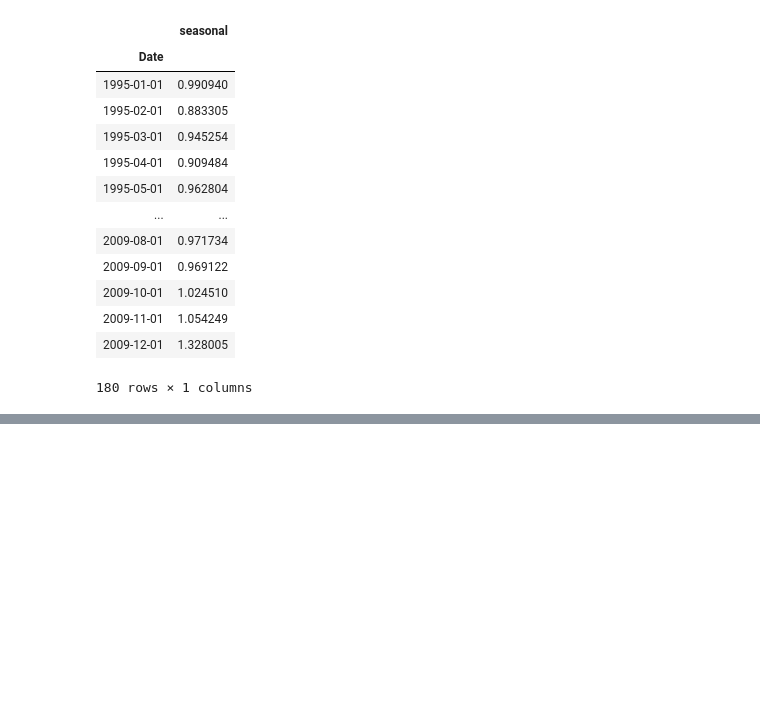
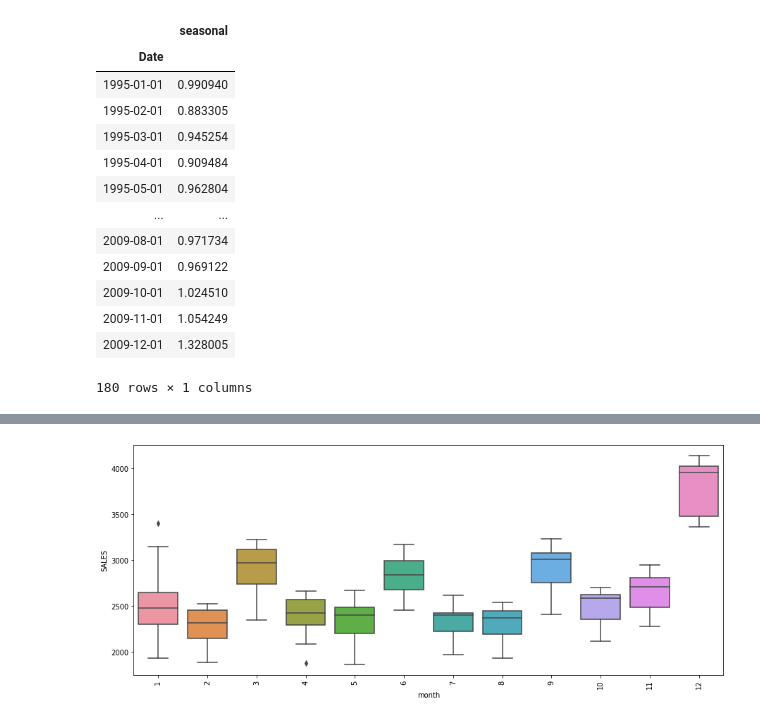
Before and after one commit to agnirudrasikdar/Business-Analytics, a Jupyter notebook: Session II/JIE WU Forecasting.ipynb, the cells around one changed output, grey strips where cells are left out. Saved outputs shown, nothing was run; the diff lists cells and outputs as text; code cells hidden in the pictures; blank space fills up the shorter version.

Commit message:
Added analysis for UK dataset

```diff
--- a/Session II/JIE WU Forecasting.ipynb
+++ b/Session II/JIE WU Forecasting.ipynb
@@ -192,0 +182,2 @@ result.seasonal.to_frame()
+# %%
+data_2 = pd.read_excel('Dataset2.xls',sheet_name='Data')
@@ -192,0 +201,7 @@ result.seasonal.to_frame()
+# %%
+data_2['DATE'] = pd.to_datetime(data_2['DATE'], format='%Y-%m-%d')
+data_2['month'] = data_2['DATE'].dt.month
+data_2['Year'] = data_2['DATE'].dt.year
+sales_monthly_df_2 = data_2.groupby('month')['SALES'].mean().to_frame()
+
+data_2 = data_2.set_index('DATE')
@@ -192,0 +214,6 @@ result.seasonal.to_frame()
+# %%
+ax1 = sns.boxplot(data = data_2, x='month',y=data_2['SALES'])
+for item in ax1.get_xticklabels():
+    item.set_rotation(90)
+# %% [output]
+[figure, added]
```
Also changed, not shown: parts of 12 cells of this notebook, 4 other files.
